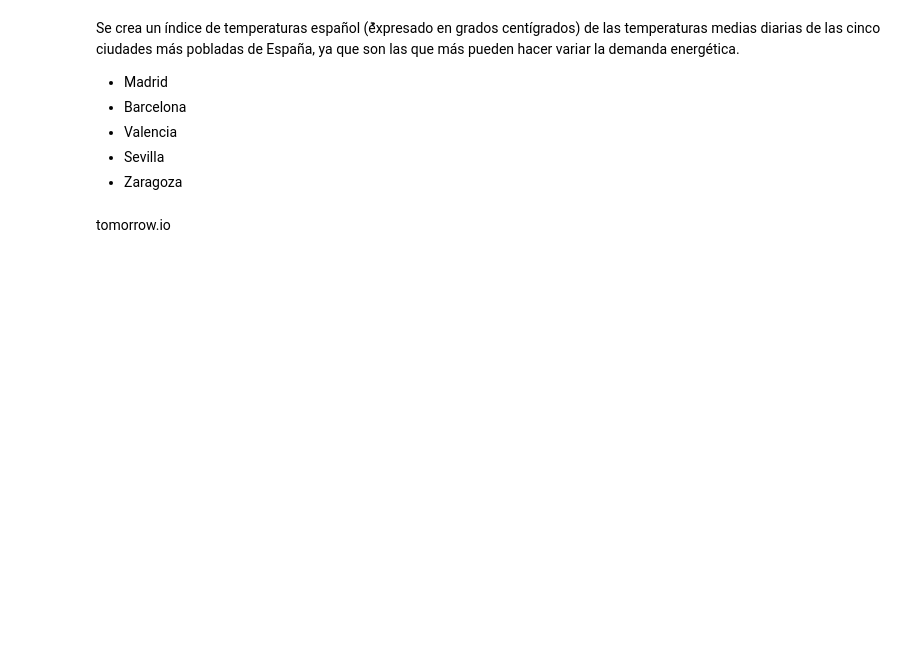
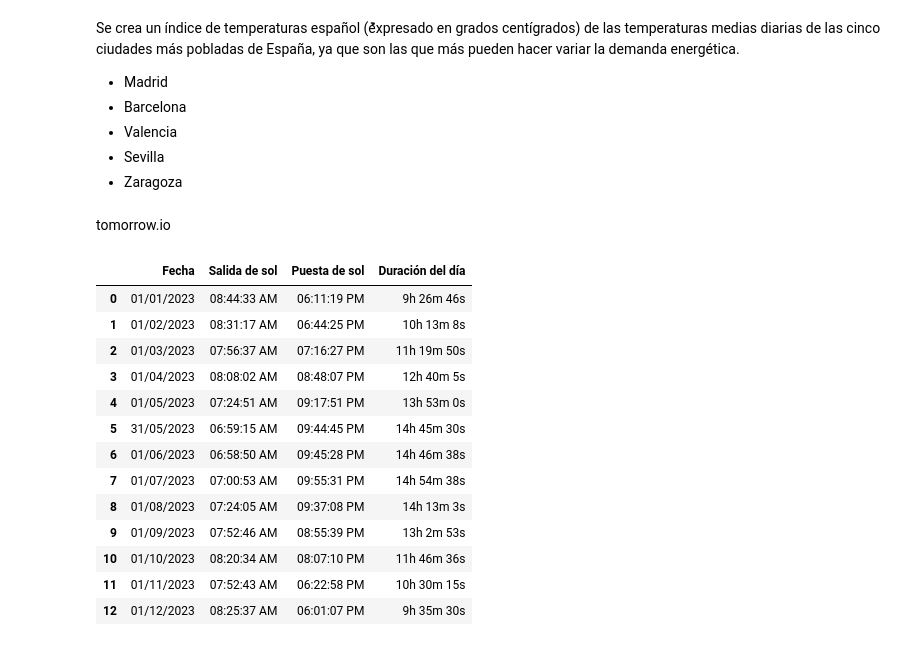
Before and after one commit to carolinariveraa/proyecto_final, a Jupyter notebook: weather_aemet.ipynb, the cells around one changed output. Drawn from its saved outputs; the diff is of its cells as text; code cells hidden in the pictures; blank space fills up the shorter version.

```diff
--- a/weather_aemet.ipynb
+++ b/weather_aemet.ipynb
@@ -25,0 +28,17 @@ tomorrow.io
+# %%
+pd.read_clipboard()
+# %% [output]
+|  | Fecha | Salida de sol | Puesta de sol | Duración del día |
+| 0 | 01/01/2023 | 08:44:33 AM | 06:11:19 PM | 9h 26m 46s |
+| 1 | 01/02/2023 | 08:31:17 AM | 06:44:25 PM | 10h 13m 8s |
+| 2 | 01/03/2023 | 07:56:37 AM | 07:16:27 PM | 11h 19m 50s |
+| 3 | 01/04/2023 | 08:08:02 AM | 08:48:07 PM | 12h 40m 5s |
+| 4 | 01/05/2023 | 07:24:51 AM | 09:17:51 PM | 13h 53m 0s |
+| 5 | 31/05/2023 | 06:59:15 AM | 09:44:45 PM | 14h 45m 30s |
+| 6 | 01/06/2023 | 06:58:50 AM | 09:45:28 PM | 14h 46m 38s |
+| 7 | 01/07/2023 | 07:00:53 AM | 09:55:31 PM | 14h 54m 38s |
+| 8 | 01/08/2023 | 07:24:05 AM | 09:37:08 PM | 14h 13m 3s |
+| 9 | 01/09/2023 | 07:52:46 AM | 08:55:39 PM | 13h 2m 53s |
+| 10 | 01/10/2023 | 08:20:34 AM | 08:07:10 PM | 11h 46m 36s |
+| 11 | 01/11/2023 | 07:52:43 AM | 06:22:58 PM | 10h 30m 15s |
+| 12 | 01/12/2023 | 08:25:37 AM | 06:01:07 PM | 9h 35m 30s |
```
Also changed, not shown: parts of 1 cell of this notebook, 7 other files.
